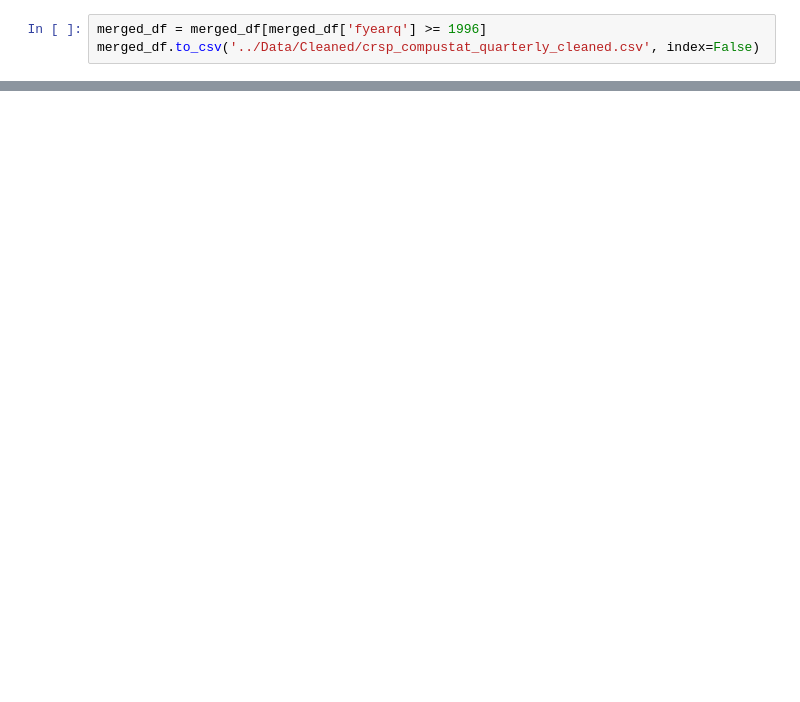
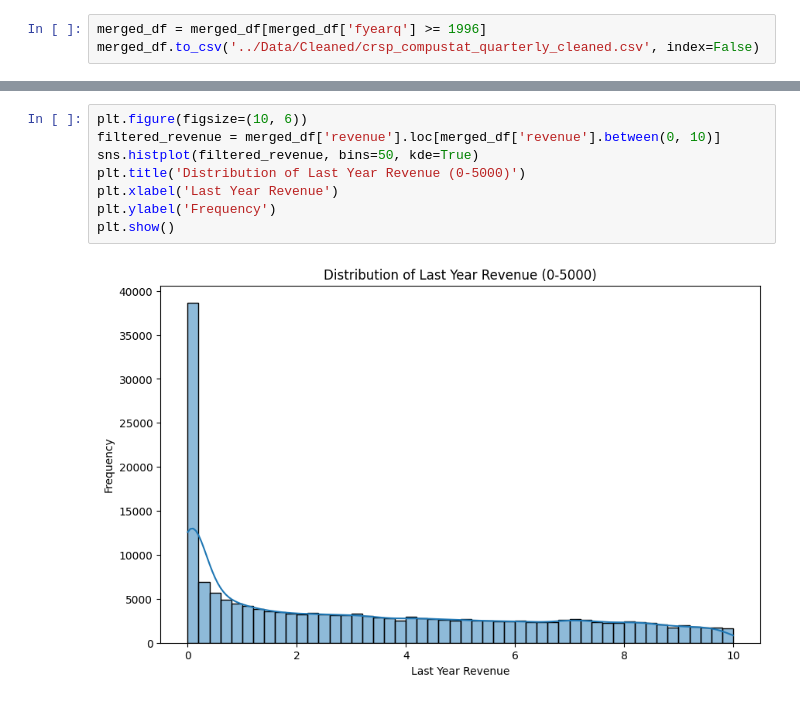
Before and after one commit to zirui-song/direct-lending, a Jupyter notebook: Clean_CRSP:Compustat.ipynb, the cells around one changed output, grey strips where cells are left out. Cells and saved outputs as stored; diff of their text form; blank space fills up the shorter version.

```diff
--- a/Clean_CRSP:Compustat.ipynb
+++ b/Clean_CRSP:Compustat.ipynb
@@ -214,0 +234,10 @@ merged_df.to_csv('../Data/Cleaned/crsp_compustat_quarterly_cleaned.csv', index=F
+# %%
+plt.figure(figsize=(10, 6))
+filtered_revenue = merged_df['revenue'].loc[merged_df['revenue'].between(0, 10)]
+sns.histplot(filtered_revenue, bins=50, kde=True)
+plt.title('Distribution of Last Year Revenue (0-5000)')
+plt.xlabel('Last Year Revenue')
+plt.ylabel('Frequency')
+plt.show()
+# %% [output]
+[figure, added]
```
Also changed, not shown: parts of 5 cells of this notebook, 5 other files.
